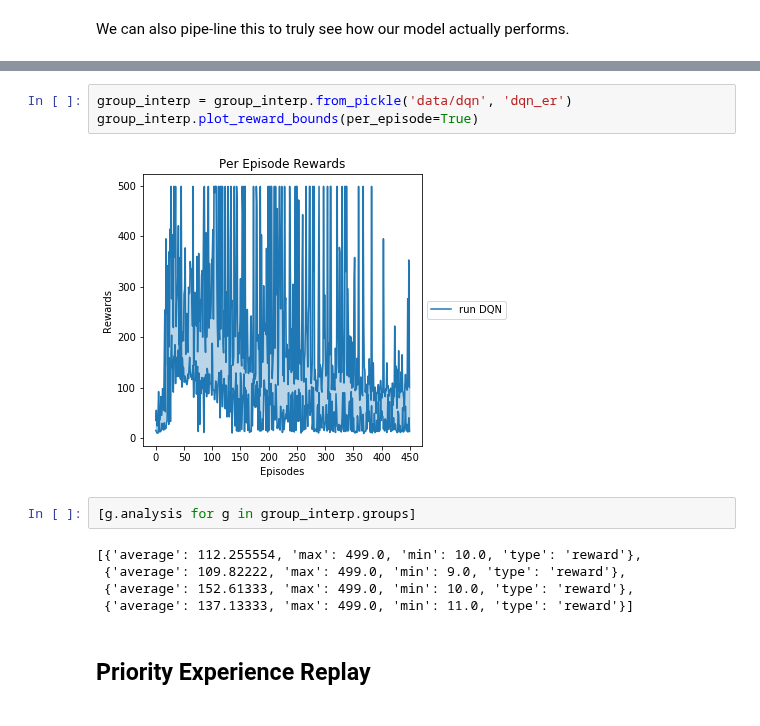
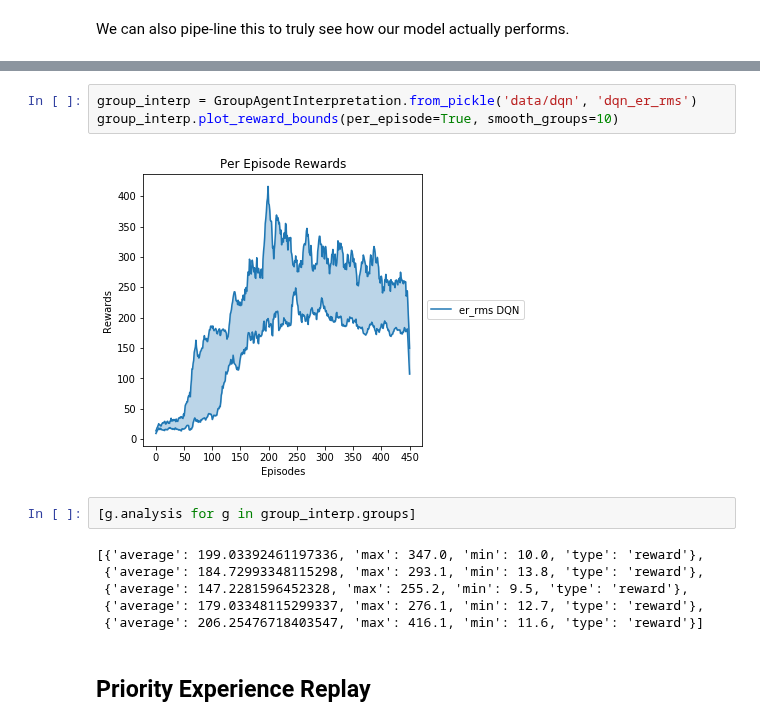
Before and after one commit to josiahls/fast-reinforcement-learning, a Jupyter notebook: docs_src/rl.agents.dqn.ipynb, the cells around one changed output, grey strips where cells are left out. Cells and saved outputs as stored; diff of their text form.

```diff
--- a/docs_src/rl.agents.dqn.ipynb
+++ b/docs_src/rl.agents.dqn.ipynb
@@ -133,15 +115,16 @@ for i in range(5):
 # %%
-group_interp = group_interp.from_pickle('data/dqn', 'dqn_er')
-group_interp.plot_reward_bounds(per_episode=True)
+group_interp = GroupAgentInterpretation.from_pickle('data/dqn', 'dqn_er_rms')
+group_interp.plot_reward_bounds(per_episode=True, smooth_groups=10)
 # %% [output]
-[figure, old version]
+[figure, new version]
 # %%
 [g.analysis for g in group_interp.groups]
 # %% [output]
-[{'average': 112.255554, 'max': 499.0, 'min': 10.0, 'type': 'reward'},
- {'average': 109.82222, 'max': 499.0, 'min': 9.0, 'type': 'reward'},
- {'average': 152.61333, 'max': 499.0, 'min': 10.0, 'type': 'reward'},
- {'average': 137.13333, 'max': 499.0, 'min': 11.0, 'type': 'reward'}]
+[{'average': 199.03392461197336, 'max': 347.0, 'min': 10.0, 'type': 'reward'},
+ {'average': 184.72993348115298, 'max': 293.1, 'min': 13.8, 'type': 'reward'},
+ {'average': 147.2281596452328, 'max': 255.2, 'min': 9.5, 'type': 'reward'},
+ {'average': 179.03348115299337, 'max': 276.1, 'min': 12.7, 'type': 'reward'},
+ {'average': 206.25476718403547, 'max': 416.1, 'min': 11.6, 'type': 'reward'}]
 # %% [markdown]
 ## Priority Experience Replay
 # %%
```
Also changed, not shown: parts of 5 cells of this notebook, 7 other files.
